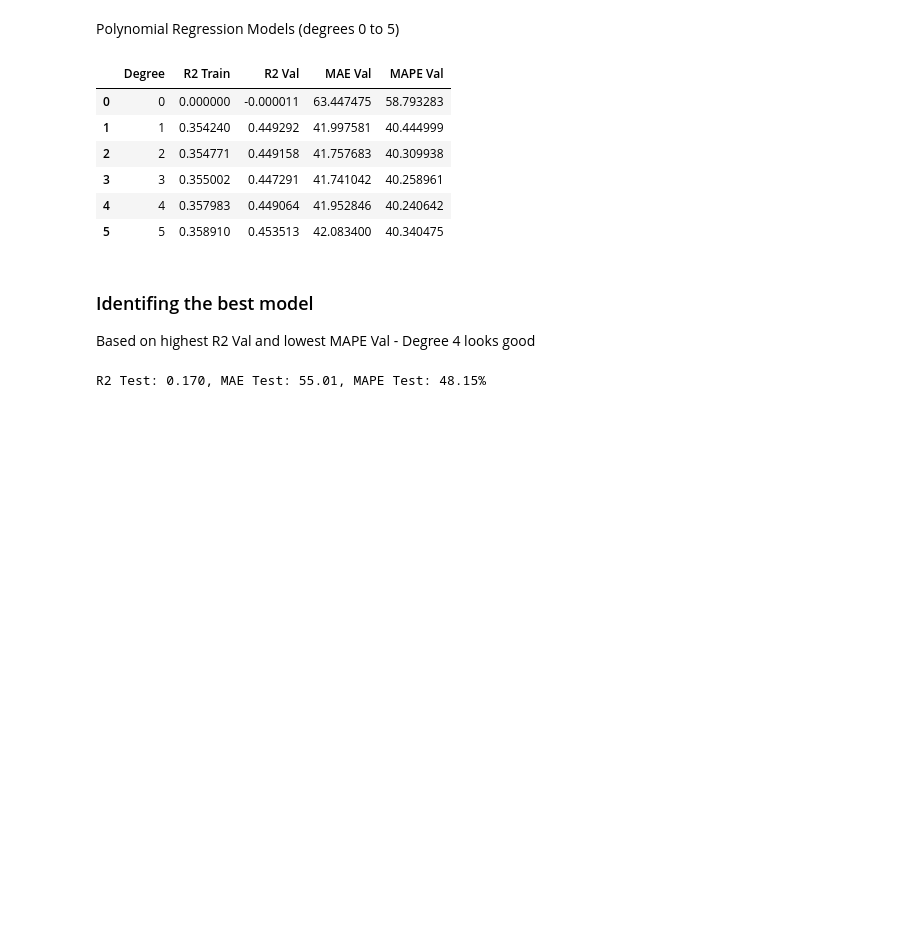
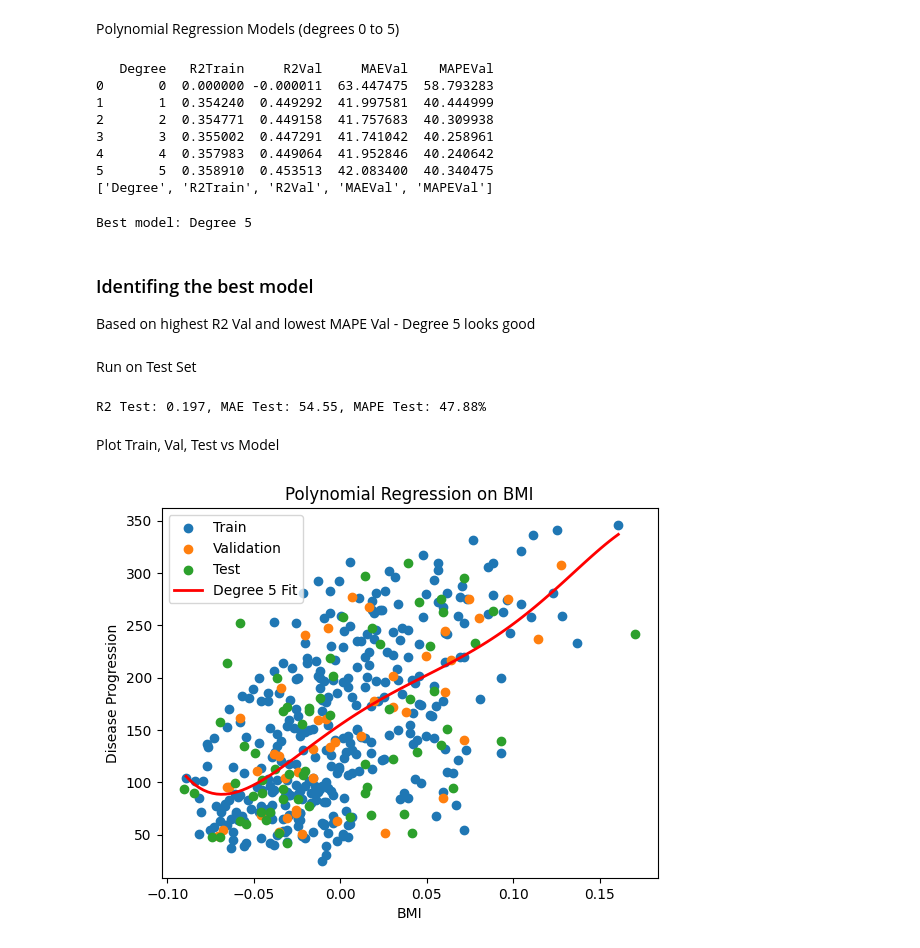
Before and after one commit to Yogesh-333/Practical-Lab-2---Foundations-of-Machine-Learning-Frameworks-, a Jupyter notebook: lab2.ipynb, the cells around one changed output. Drawn from its saved outputs; the diff is of its cells as text; code cells hidden in the pictures; blank space fills up the shorter version.

Commit message:
finetuning in the degree

```diff
--- a/lab2.ipynb
+++ b/lab2.ipynb
@@ -155,27 +155,40 @@ for degree in range(6):
 
     results.append({
         'Degree': degree,
-        'R2 Train': r2_train,
-        'R2 Val': r2_val,
-        'MAE Val': mae_val,
-        'MAPE Val': mape_val
+        'R2Train': r2_train,
+        'R2Val': r2_val,
+        'MAEVal': mae_val,
+        'MAPEVal': mape_val
     })
 
-pd.DataFrame(results)
+results_df = pd.DataFrame(results)
+print(results_df)
+
+print(results_df.columns.tolist())
 # %% [output]
-|  | Degree | R2 Train | R2 Val | MAE Val | MAPE Val |
-| 0 | 0 | 0.000000 | -0.000011 | 63.447475 | 58.793283 |
-| 1 | 1 | 0.354240 | 0.449292 | 41.997581 | 40.444999 |
-| 2 | 2 | 0.354771 | 0.449158 | 41.757683 | 40.309938 |
-| 3 | 3 | 0.355002 | 0.447291 | 41.741042 | 40.258961 |
-| 4 | 4 | 0.357983 | 0.449064 | 41.952846 | 40.240642 |
-| 5 | 5 | 0.358910 | 0.453513 | 42.083400 | 40.340475 |
+   Degree   R2Train     R2Val     MAEVal    MAPEVal
+0       0  0.000000 -0.000011  63.447475  58.793283
+1       1  0.354240  0.449292  41.997581  40.444999
+2       2  0.354771  0.449158  41.757683  40.309938
+3       3  0.355002  0.447291  41.741042  40.258961
+4       4  0.357983  0.449064  41.952846  40.240642
+5       5  0.358910  0.453513  42.083400  40.340475
+['Degree', 'R2Train', 'R2Val', 'MAEVal', 'MAPEVal']
+# %%
+# Find the degree with the highest validation R²
+best_deg = results_df.sort_values(by=['R2Val', 'MAEVal'], ascending=[False,True]).iloc[0]
+best_degree_value = int(best_deg['Degree'])
+print(f"Best model: Degree {best_degree_value}")
+# %% [output]
+Best model: Degree 5
 # %% [markdown]
 ### Identifing the best model
-Based on highest R2 Val and lowest MAPE Val - Degree 4 looks good
+Based on highest R2 Val and lowest MAPE Val - Degree 5 looks good
+# %% [markdown]
+Run on Test Set
 # %%
 # Using the best degree (for example, degree=2)
-degree_best = 4
+degree_best = best_degree_value
 poly_best = PolynomialFeatures(degree=degree_best)
 X_train_poly = poly_best.fit_transform(X_train_bmi)
 X_test_poly = poly_best.transform(X_test_bmi)
@@ -192,4 +205,27 @@ mape_test = np.mean(np.abs((y_test - y_test_pred) / y_test)) * 100
 
 print(f"R2 Test: {r2_test:.3f}, MAE Test: {mae_test:.2f}, MAPE Test: {mape_test:.2f}%")
 # %% [output]
-R2 Test: 0.170, MAE Test: 55.01, MAPE Test: 48.15%
+R2 Test: 0.197, MAE Test: 54.55, MAPE Test: 47.88%
+# %% [markdown]
+Plot Train, Val, Test vs Model
+# %%
+# Plot BMI vs Disease progression
+plt.scatter(X_train_bmi, y_train, label='Train')
+plt.scatter(X_val_bmi, y_val, label='Validation')
+plt.scatter(X_test_bmi, y_test, label='Test')
+
+# Line of best fit
+bmi_range = np.linspace(X_train_bmi.min(), X_train_bmi.max(), 100).reshape(-1, 1)
+bmi_range_df = pd.DataFrame(bmi_range, columns=['bmi'])
+
+bmi_poly = poly_best.transform(bmi_range_df)
+y_fit = model_best.predict(bmi_poly)
+plt.plot(bmi_range, y_fit, color='red', linewidth=2, label=f'Degree {degree_best} Fit')
+
+plt.xlabel('BMI')
+plt.ylabel('Disease Progression')
+plt.legend()
+plt.title('Polynomial Regression on BMI')
+plt.show()
+# %% [output]
+[figure, added]
```
